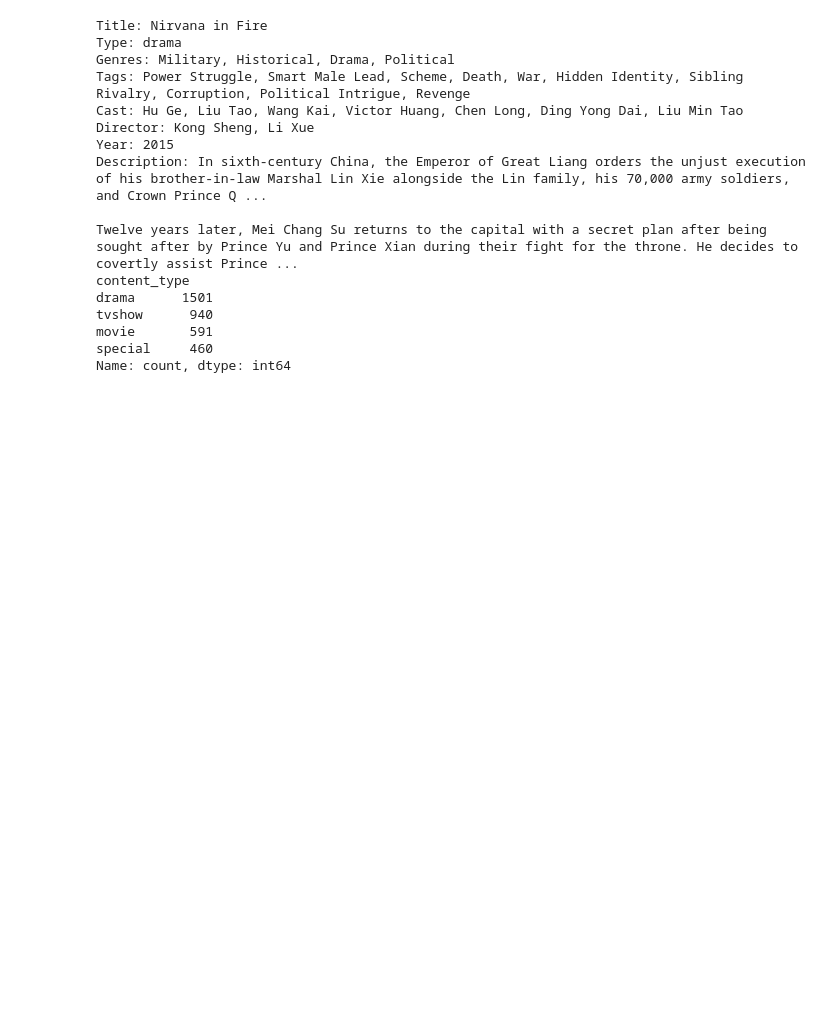
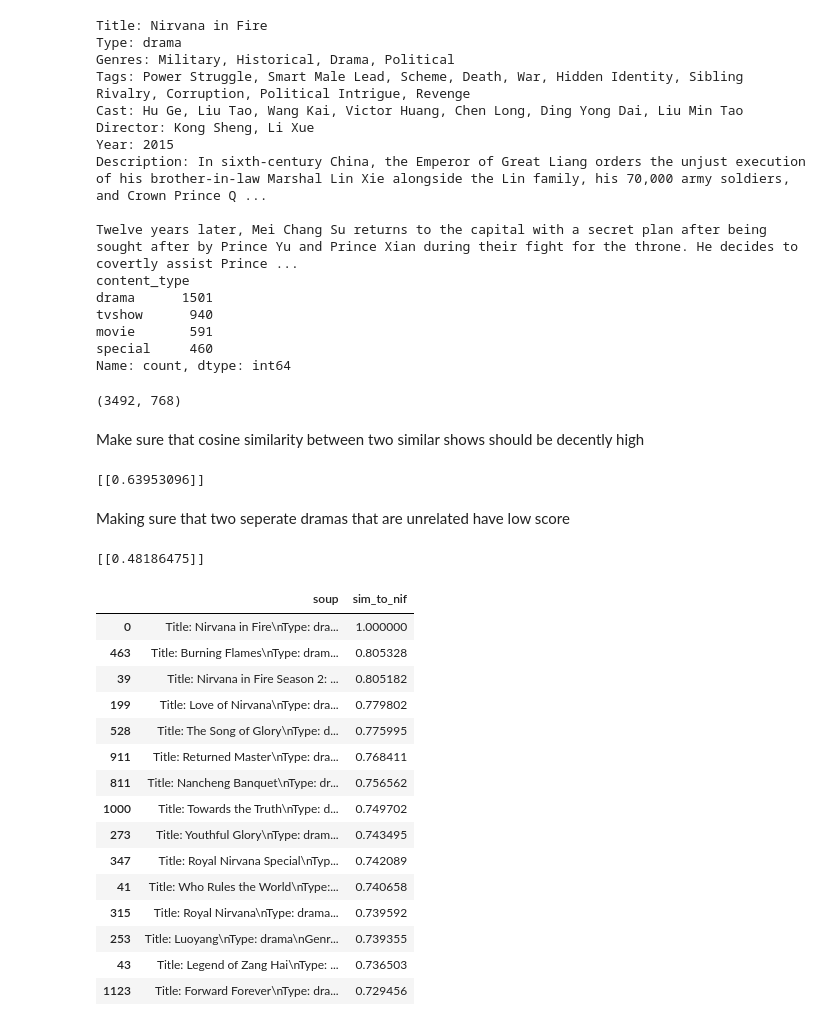
Before and after one commit to DannyZhengg/YouYuan, a Jupyter notebook: notebooks/exploration.ipynb, the cells around one changed output. Cells and saved outputs as stored; diff of their text form; code cells hidden in the pictures; blank space fills up the shorter version.

```diff
--- a/notebooks/exploration.ipynb
+++ b/notebooks/exploration.ipynb
@@ -225,3 +227,61 @@ tvshow      940
 movie       591
 special     460
 Name: count, dtype: int64
+# %%
+import numpy as np
+import pandas as pd
+from sentence_transformers import SentenceTransformer
+
+embeddings = np.load("../data/processed/embeddings.npy")
+ids = pd.read_pickle("../data/processed/embedding_ids.pkl")
+df = pd.read_pickle("../data/processed/clean_dramas.pkl")
+
+print(embeddings.shape)
+# %% [output]
+(3492, 768)
+# %% [markdown]
+Make sure that cosine similarity between two similar shows should be decently high
+# %%
+from sklearn.metrics.pairwise import cosine_similarity
+
+idx_a = df[df["soup"].str.contains("Nirvana in Fire")].index[0]
+idx_b = df[df["soup"].str.contains("Love Like the Galaxy")].index[0]  # or any other historical political drama
+
+sim = cosine_similarity(embeddings[[idx_a]], embeddings[[idx_b]])
+print(sim)
+# %% [output]
+[[0.63953096]]
+# %% [markdown]
+Making sure that two seperate dramas that are unrelated have low score
+# %%
+idx_c = df[df["soup"].str.contains("Hidden Love")].index[0]
+
+sim_unrelated = cosine_similarity(embeddings[[idx_a]], embeddings[[idx_c]])
+print(sim_unrelated)
+# %% [output]
+[[0.48186475]]
+# %%
+df = pd.read_pickle("../data/processed/clean_dramas.pkl")
+embeddings = np.load("../data/processed/embeddings.npy")
+
+idx_a = df[df["soup"].str.contains("Nirvana in Fire")].index[0]
+sims = cosine_similarity(embeddings[[idx_a]], embeddings)[0]
+df["sim_to_nif"] = sims
+df.sort_values("sim_to_nif", ascending=False)[["soup", "sim_to_nif"]].head(15)
+# %% [output]
+|  | soup | sim_to_nif |
+| 0 | Title: Nirvana in Fire\nType: dra... | 1.000000 |
+| 463 | Title: Burning Flames\nType: dram... | 0.805328 |
+| 39 | Title: Nirvana in Fire Season 2: ... | 0.805182 |
+| 199 | Title: Love of Nirvana\nType: dra... | 0.779802 |
+| 528 | Title: The Song of Glory\nType: d... | 0.775995 |
+| 911 | Title: Returned Master\nType: dra... | 0.768411 |
+| 811 | Title: Nancheng Banquet\nType: dr... | 0.756562 |
+| 1000 | Title: Towards the Truth\nType: d... | 0.749702 |
+| 273 | Title: Youthful Glory\nType: dram... | 0.743495 |
+| 347 | Title: Royal Nirvana Special\nTyp... | 0.742089 |
+| 41 | Title: Who Rules the World\nType:... | 0.740658 |
+| 315 | Title: Royal Nirvana\nType: drama... | 0.739592 |
+| 253 | Title: Luoyang\nType: drama\nGenr... | 0.739355 |
+| 43 | Title: Legend of Zang Hai\nType: ... | 0.736503 |
+| 1123 | Title: Forward Forever\nType: dra... | 0.729456 |
```
Also changed, not shown: parts of 4 cells of this notebook, 2 other files.
